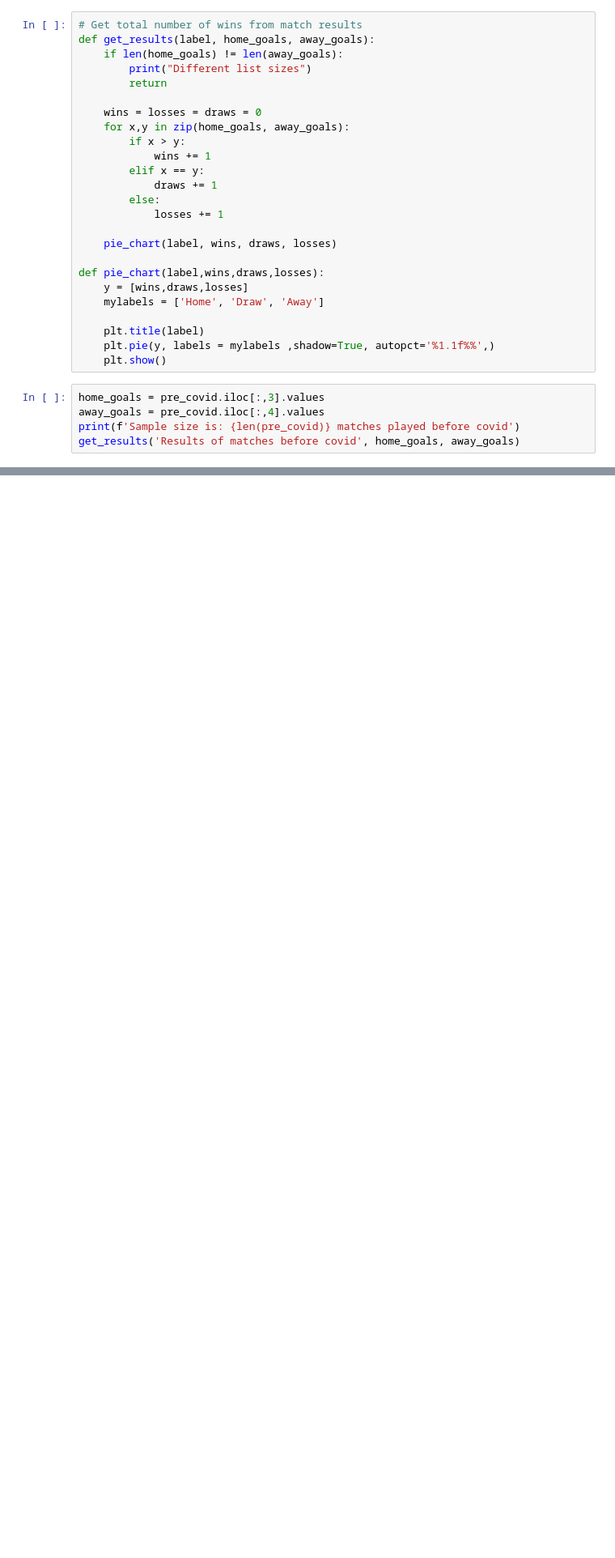
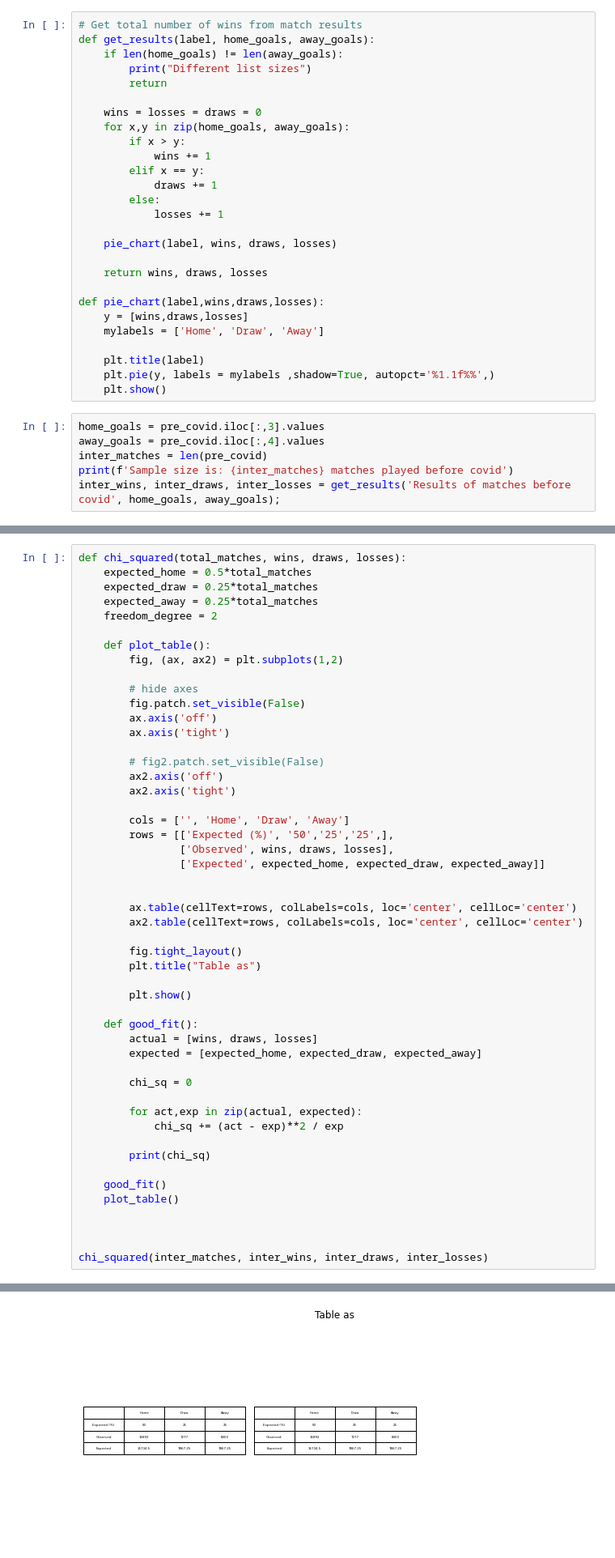
Before and after one commit to bmazou/data-analysis, a Jupyter notebook: statistics/Final/projekt.ipynb, the cells around one changed output, grey strips where cells are left out. Shown at 81% size. Saved outputs shown, nothing was run; the diff lists cells and outputs as text; blank space fills up the shorter version.

```diff
--- a/statistics/Final/projekt.ipynb
+++ b/statistics/Final/projekt.ipynb
@@ -52,6 +52,8 @@ def get_results(label, home_goals, away_goals):
 
     pie_chart(label, wins, draws, losses)
 
+    return wins, draws, losses
+
 def pie_chart(label,wins,draws,losses):
     y = [wins,draws,losses]
     mylabels = ['Home', 'Draw', 'Away']
@@ -62,8 +64,9 @@ def pie_chart(label,wins,draws,losses):
 # %%
 home_goals = pre_covid.iloc[:,3].values
 away_goals = pre_covid.iloc[:,4].values
-print(f'Sample size is: {len(pre_covid)} matches played before covid')
-get_results('Results of matches before covid', home_goals, away_goals)
+inter_matches = len(pre_covid)
+print(f'Sample size is: {inter_matches} matches played before covid')
+inter_wins, inter_draws, inter_losses = get_results('Results of matches before covid', home_goals, away_goals);
 # %% [output]
 Sample size is: 31469 matches played before covid
 [figure]
@@ -75,0 +73,51 @@ ValueError: At least one argument from "cellColours" or "cellText" must be provi
+# %%
+def chi_squared(total_matches, wins, draws, losses):
+    expected_home = 0.5*total_matches
+    expected_draw = 0.25*total_matches
+    expected_away = 0.25*total_matches
+    freedom_degree = 2
+
+    def plot_table():
+        fig, (ax, ax2) = plt.subplots(1,2)
+
+        # hide axes
+        fig.patch.set_visible(False)
+        ax.axis('off')
+        ax.axis('tight')
+
+        # fig2.patch.set_visible(False)
+        ax2.axis('off')
+        ax2.axis('tight')
+
+        cols = ['', 'Home', 'Draw', 'Away']
+        rows = [['Expected (%)', '50','25','25',],
+                ['Observed', wins, draws, losses],
+                ['Expected', expected_home, expected_draw, expected_away]]
+
+
+        ax.table(cellText=rows, colLabels=cols, loc='center', cellLoc='center')
+        ax2.table(cellText=rows, colLabels=cols, loc='center', cellLoc='center')
+
+        fig.tight_layout()
+        plt.title("Table as")
+
+        plt.show()
+
+    def good_fit():
+        actual = [wins, draws, losses]
+        expected = [expected_home, expected_draw, expected_away]
+
+        chi_sq = 0
+
+        for act,exp in zip(actual, expected):
+            chi_sq += (act - exp)**2 / exp
+
+        print(chi_sq)
+
+    good_fit()
+    plot_table()
+
+
+
+chi_squared(inter_matches, inter_wins, inter_draws, inter_losses)
+# %% [output]
@@ -76,3 +125,4 @@ ValueError: At least one argument from "cellColours" or "cellText" must be provi
+[figure, added]
 # %% [markdown]
 - Hned můžeme vidět, že rozdělení výher a velikost vzorku velmi silně podporuje hypotézu domácí výhody.
 - Nyní by mě zajímalo, jestli jde na stejném datasetu pozorovat nějaká změna výsledků pro období coronaviru, kdy byly stadiony povětšinou zavřené a hrálo se bez fanoušků
```
Also changed, not shown: parts of 3 cells of this notebook.
